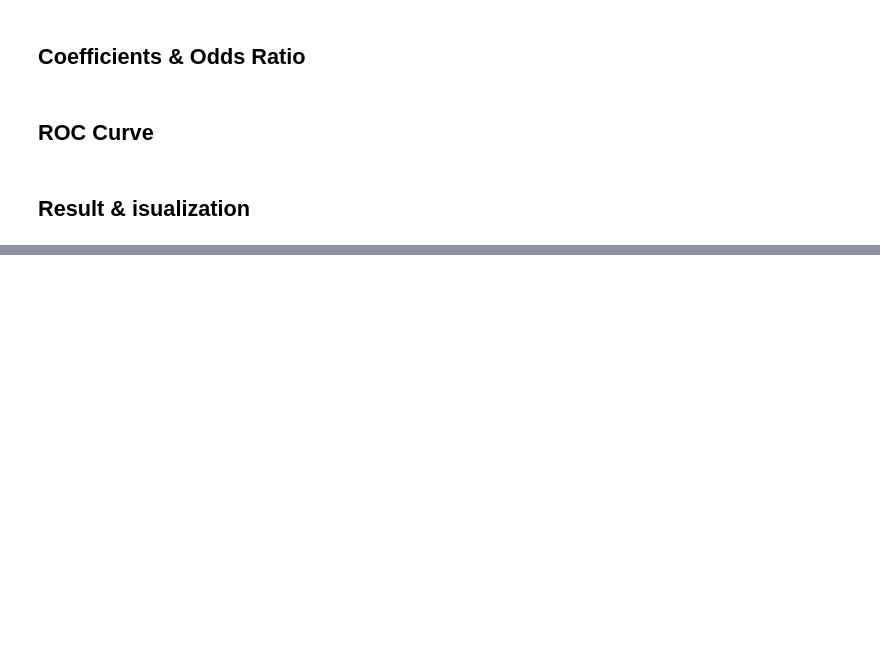
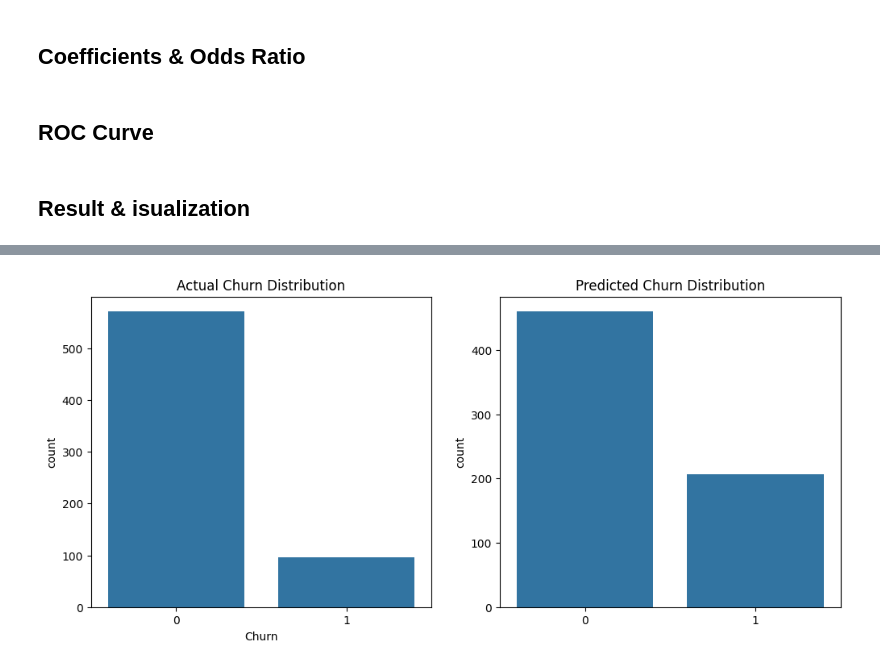
Before and after one commit to RyanGA09/codveda-ml-submission, a Jupyter notebook: Level 2 Intermediate/Task_1_Logistic_Regression/logistic_regression.ipynb, the cells around one changed output, grey strips where cells are left out. Saved outputs shown, nothing was run; the diff lists cells and outputs as text; code cells hidden in the pictures; blank space fills up the shorter version.

```diff
--- a/Level 2 Intermediate/Task_1_Logistic_Regression/logistic_regression.ipynb
+++ b/Level 2 Intermediate/Task_1_Logistic_Regression/logistic_regression.ipynb
@@ -179,0 +204,12 @@ plt.show()
+# %%
+fig, axes = plt.subplots(1, 2, figsize=(12, 5))
+
+sns.countplot(x=y_test, ax=axes[0])
+axes[0].set_title("Actual Churn Distribution")
+
+sns.countplot(x=y_pred, ax=axes[1])
+axes[1].set_title("Predicted Churn Distribution")
+
+plt.show()
+# %% [output]
+[figure, added]
```
Also changed, not shown: parts of 10 cells of this notebook.
